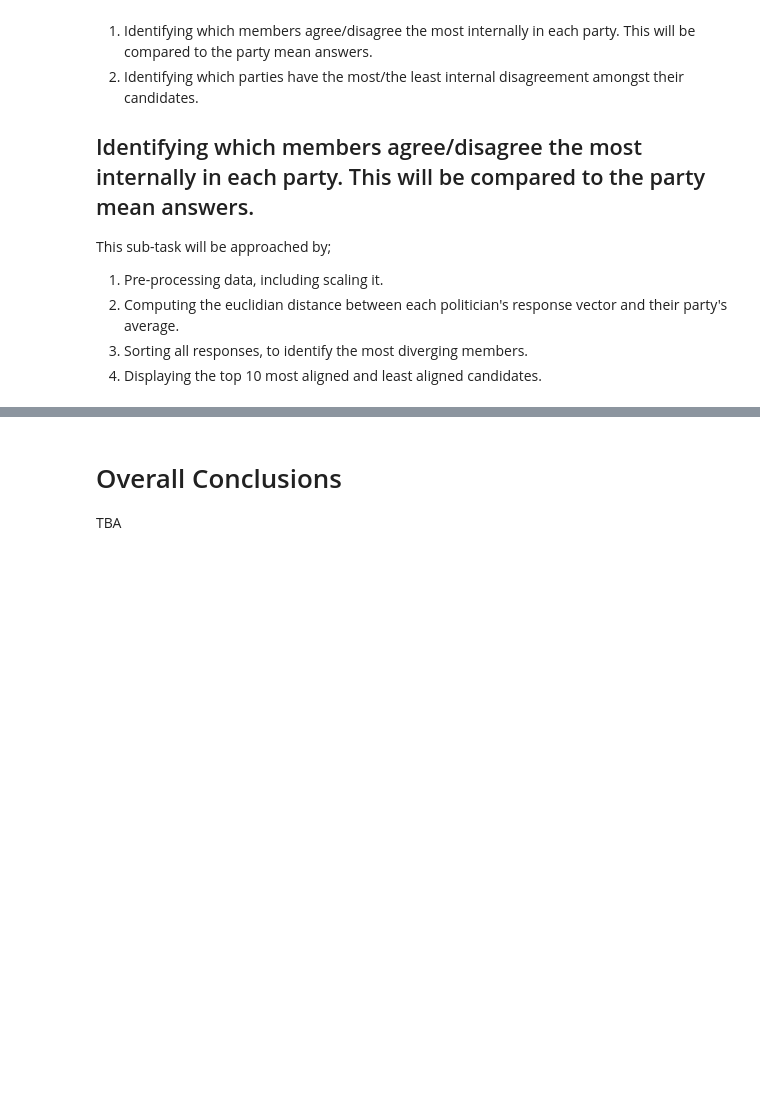
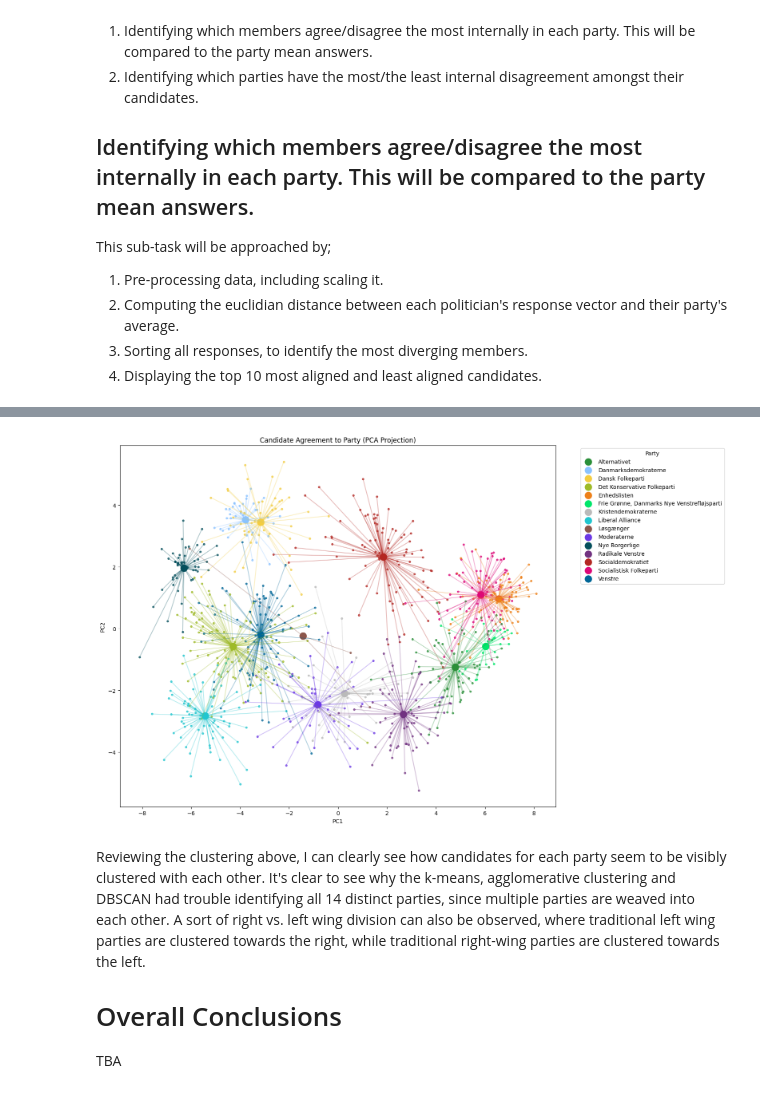
Before and after one commit to Dogmeat2000/MAL1-Python, a Jupyter notebook: Assignment 6/6. Candidate Test 2022 II.ipynb, the cells around one changed output, grey strips where cells are left out. Saved outputs shown, nothing was run; the diff lists cells and outputs as text; code cells hidden in the pictures; blank space fills up the shorter version.

```diff
--- a/Assignment 6/6. Candidate Test 2022 II.ipynb
+++ b/Assignment 6/6. Candidate Test 2022 II.ipynb
@@ -735,4 +757,47 @@ Top 10 least aligned (in agreement) members with each party's average responses:
+# %%
+# Apply PCA:
+pca = PCA(n_components=2)
+X_pca = pca.fit_transform(X_scaled)
+
+# Ensure to have party averages added as well:
+party_means_pca = pca.transform(party_mean_responses_scaled)
+
+# Since the X_pca scaled data nor party_means_pca contain 'navn', 'alder' or 'storkreds', I need to re-map some of these values to be able to identify each candidate.
+party_means_pca_df = pd.DataFrame(party_means_pca, index=party_mean_responses_scaled.index, columns=['PC1', 'PC2'])
+X_pca_df = pd.DataFrame(X_pca, columns=['PC1', 'PC2'])
+X_pca_df['parti'] = X_scaled_df['parti'].values
+X_pca_df['navn'] = raw_data.loc[X_scaled_df.index, 'navn']
+
+plt.figure(figsize=(16, 10))
+
+# Plot each candidate and line to their party centroid:
+for idx, row in X_pca_df.iterrows():
+    party = row['parti']
+    name = row['navn']
+    x, y = row['PC1'], row['PC2']
+    px, py = party_means_pca_df.loc[party]
+
+    color = party_colors.get(party, '#888888')
+    plt.plot([x, px], [y, py], color=color, alpha=0.3)  # Line to centroid
+    plt.scatter(x, y, color=color, s=10, alpha=0.7)  # Candidate
+
+# Plot party centroids:
+for party, row in party_means_pca_df.iterrows():
+    px, py = row['PC1'], row['PC2']
+    color = party_colors.get(party, '#000000')
+    plt.scatter(px, py, color=color, s=150, marker='o', label=party)
+
+plt.title("Candidate Agreement to Party (PCA Projection)")
+plt.xlabel("PC1")
+plt.ylabel("PC2")
+plt.legend(title="Party", bbox_to_anchor=(1.05, 1), loc='upper left')
+plt.tight_layout()
+plt.show()
+# %% [output]
+[figure, added]
 # %% [markdown]
+Reviewing the clustering above, I can clearly see how candidates for each party seem to be visibly clustered with each other. It's clear to see why the k-means, agglomerative clustering and DBSCAN had trouble identifying all 14 distinct parties, since multiple parties are weaved into each other. A sort of right vs. left wing division can also be observed, where traditional left wing parties are clustered towards the right, while traditional right-wing parties are clustered towards the left.
+
 # Overall Conclusions
 
 TBA
```
Also changed, not shown: parts of 6 cells of this notebook.
